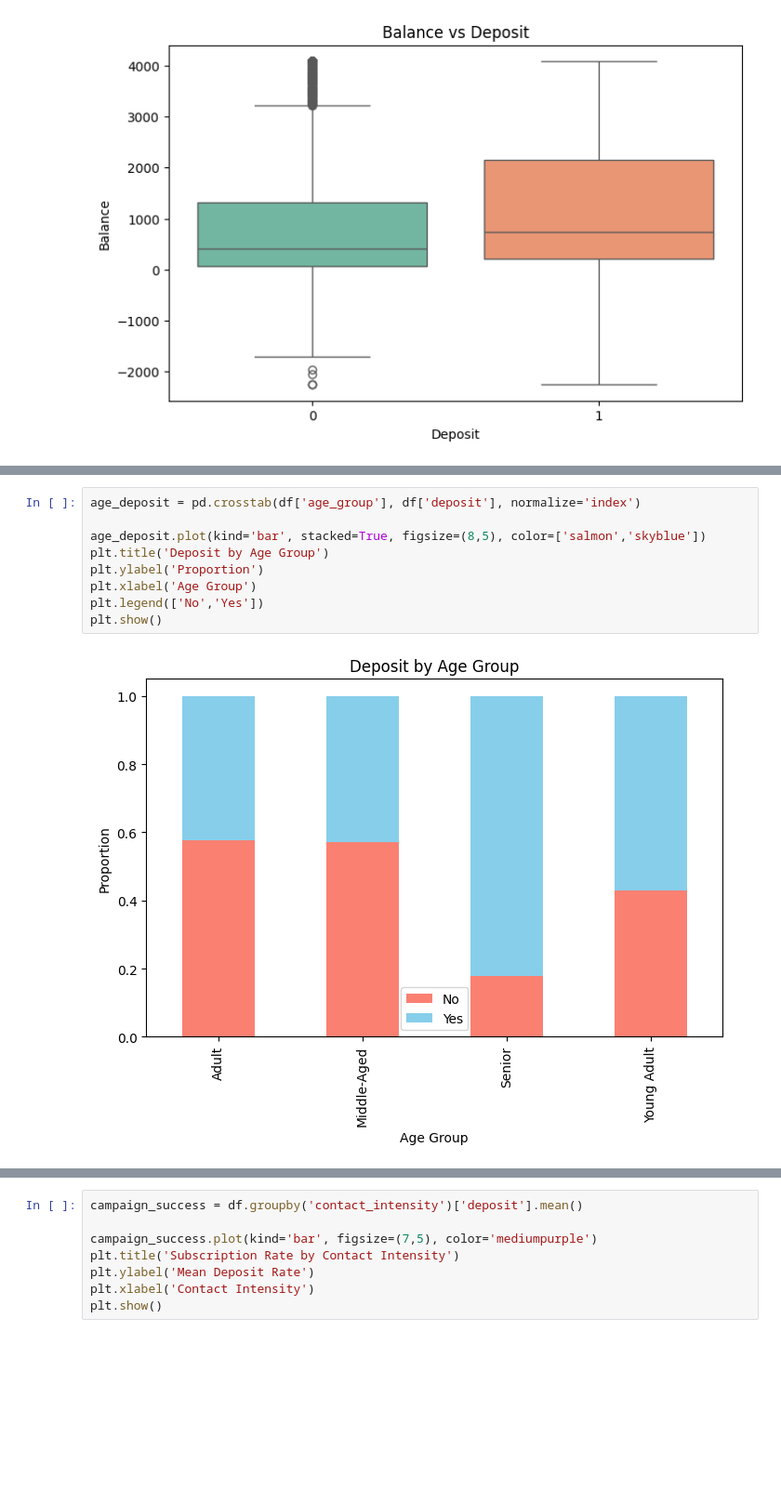
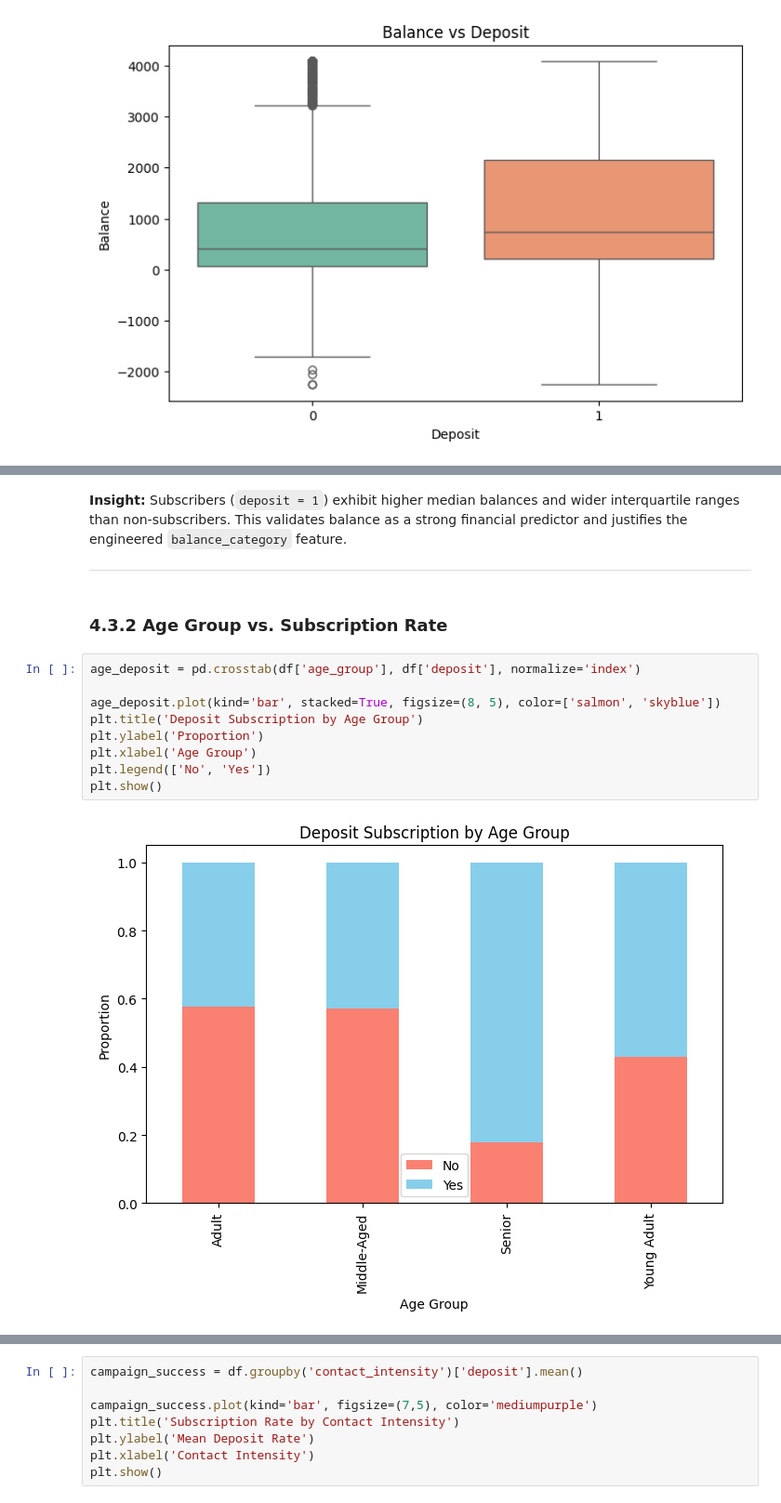
Before and after one commit to MohanGC07/customer-purchase-prediction, a Jupyter notebook: notebooks/04_eda.ipynb, the cells around one changed output, grey strips where cells are left out. Shown at 93% size. Saved outputs shown, nothing was run; the diff lists cells and outputs as text; blank space fills up the shorter version.

```diff
--- a/notebooks/04_eda.ipynb
+++ b/notebooks/04_eda.ipynb
@@ -275,11 +127,17 @@ This boxplot compares **customer account balance** across the two target classes
+# %% [markdown]
+**Insight:** Subscribers (`deposit = 1`) exhibit higher median balances and wider interquartile ranges than non-subscribers. This validates balance as a strong financial predictor and justifies the engineered `balance_category` feature.
+
+---
+# %% [markdown]
+### 4.3.2 Age Group vs. Subscription Rate
 # %%
 age_deposit = pd.crosstab(df['age_group'], df['deposit'], normalize='index')
 
-age_deposit.plot(kind='bar', stacked=True, figsize=(8,5), color=['salmon','skyblue'])
-plt.title('Deposit by Age Group')
+age_deposit.plot(kind='bar', stacked=True, figsize=(8, 5), color=['salmon', 'skyblue'])
+plt.title('Deposit Subscription by Age Group')
 plt.ylabel('Proportion')
 plt.xlabel('Age Group')
-plt.legend(['No','Yes'])
+plt.legend(['No', 'Yes'])
 plt.show()
 # %% [output]
-[figure, old version]
+[figure, new version]
```
Also changed, not shown: parts of 32 cells of this notebook, 4 other files.
